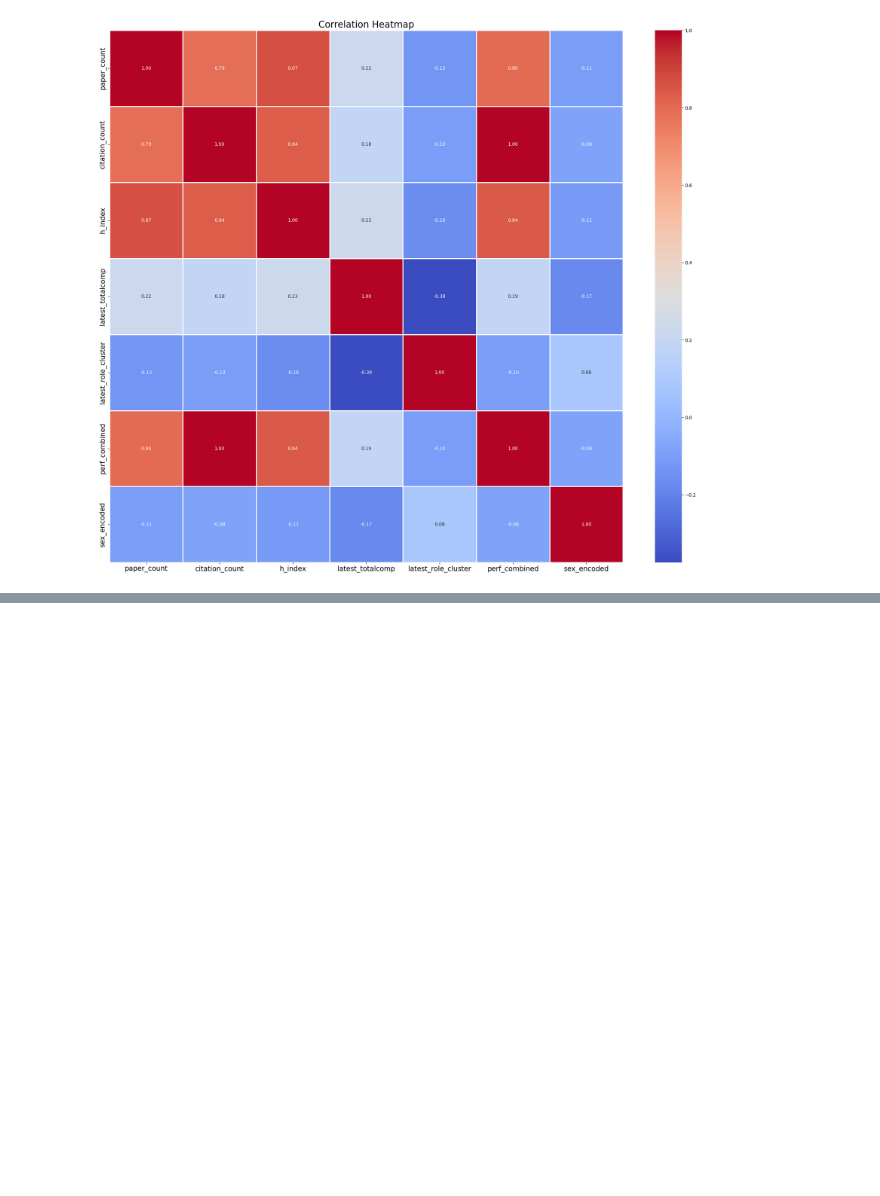
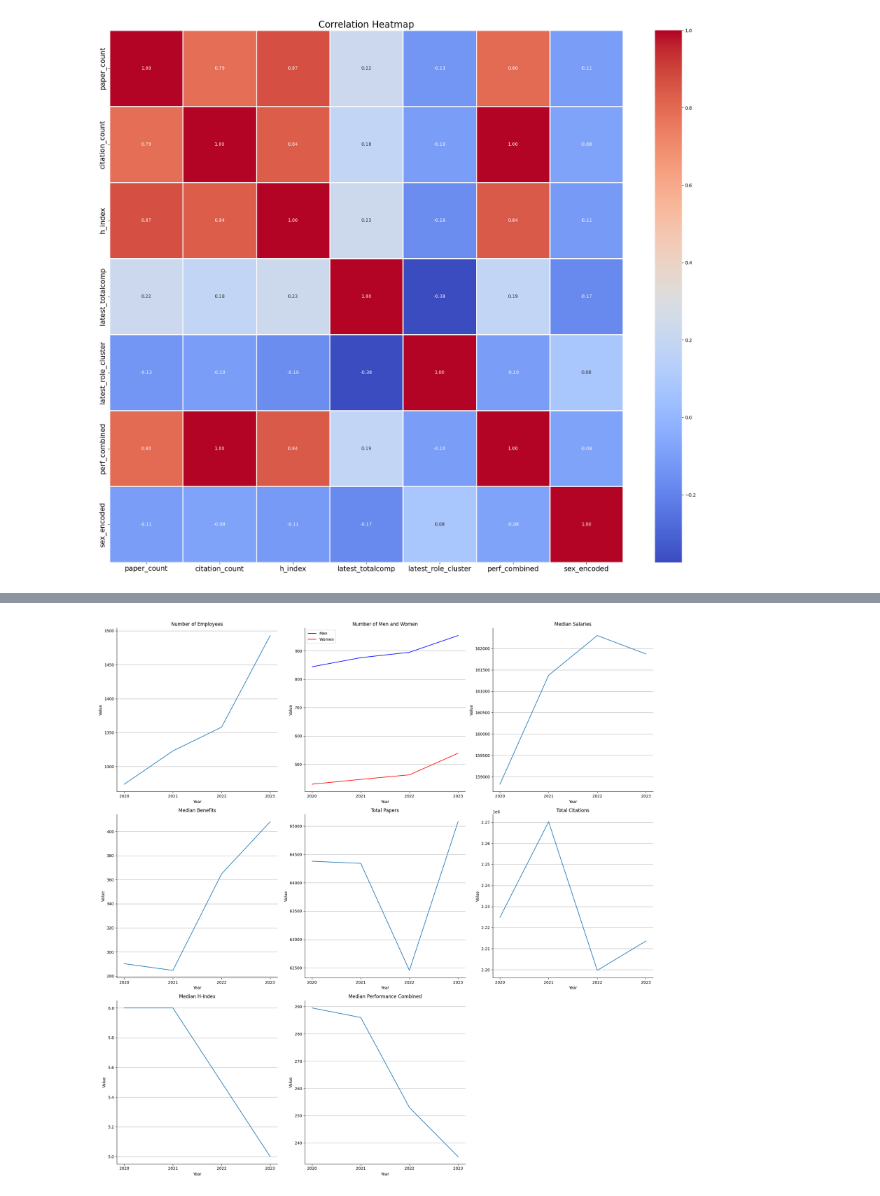
Before and after one commit to sueszli/uwaterloos-sunshines, a Jupyter notebook: src/analysis_profile.ipynb, the cells around one changed output, grey strips where cells are left out. Cells and saved outputs as stored; diff of their text form; code cells hidden in the pictures; blank space fills up the shorter version.

```diff
--- a/src/analysis_profile.ipynb
+++ b/src/analysis_profile.ipynb
@@ -160,0 +260,73 @@ plt.show()
+# %%
+#
+# time series data
+#
+
+years = range(2020, 2024)
+num_employees = []
+num_men = []
+num_women = []
+med_salaries = []
+med_benefits = []
+total_papers = []
+total_citations = []
+med_hindex = []
+med_perfcombined = []
+
+for year in years:
+    year_df = df[df[f"role_{year}"].notna()]
+    num_employees.append(len(year_df))
+    num_men.append(len(year_df[year_df["sex"] == "M"]))
+    num_women.append(len(year_df[year_df["sex"] == "F"]))
+    med_salaries.append(year_df[f"salary_{year}"].median())
+    med_benefits.append(year_df[f"benefits_{year}"].median())
+    total_papers.append(year_df["paper_count"].sum())
+    total_citations.append(year_df["citation_count"].sum())
+    med_hindex.append(year_df["h_index"].median())
+    med_perfcombined.append(year_df["perf_combined"].median())
+
+fig, axs = plt.subplots(3, 3, figsize=(20, 20))
+
+axs[0, 0].plot(years, num_employees)
+axs[0, 0].set_title("Number of Employees")
+
+axs[0, 1].plot(years, num_men, label="Men", color="blue")
+axs[0, 1].plot(years, num_women, label="Women", color="red")
+axs[0, 1].set_title("Number of Men and Women")
+axs[0, 1].legend()
+
+axs[0, 2].plot(years, med_salaries)
+axs[0, 2].set_title("Median Salaries")
+
+axs[1, 0].plot(years, med_benefits)
+axs[1, 0].set_title("Median Benefits")
+
+axs[1, 1].plot(years, total_papers)
+axs[1, 1].set_title("Total Papers")
+
+axs[1, 2].plot(years, total_citations)
+axs[1, 2].set_title("Total Citations")
+
+axs[2, 0].plot(years, med_hindex)
+axs[2, 0].set_title("Median H-Index")
+
+axs[2, 1].plot(years, med_perfcombined)
+axs[2, 1].set_title("Median Performance Combined")
+
+for i in range(3):
+    for j in range(3):
+        axs[i, j].xaxis.set_major_locator(plt.MaxNLocator(integer=True))
+
+fig.delaxes(axs[2, 2]) # drop empty subplot
+
+for ax in axs.flat:
+    ax.spines["top"].set_visible(False)
+    ax.spines["right"].set_visible(False)
+    ax.set_xlabel("Year")
+    ax.set_ylabel("Value")
+    ax.grid(axis="y")
+
+plt.tight_layout()
+plt.show()
+# %% [output]
+[figure, added]
```
Also changed, not shown: parts of 5 cells of this notebook, 1 other file.
